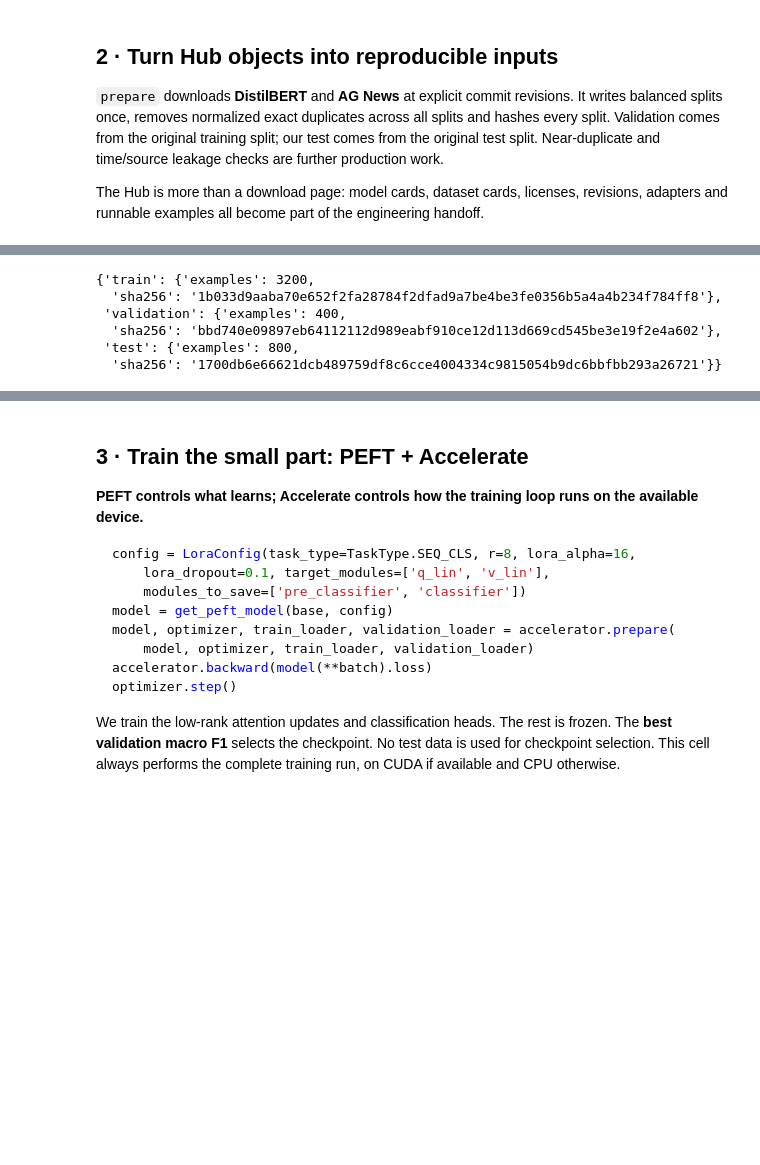
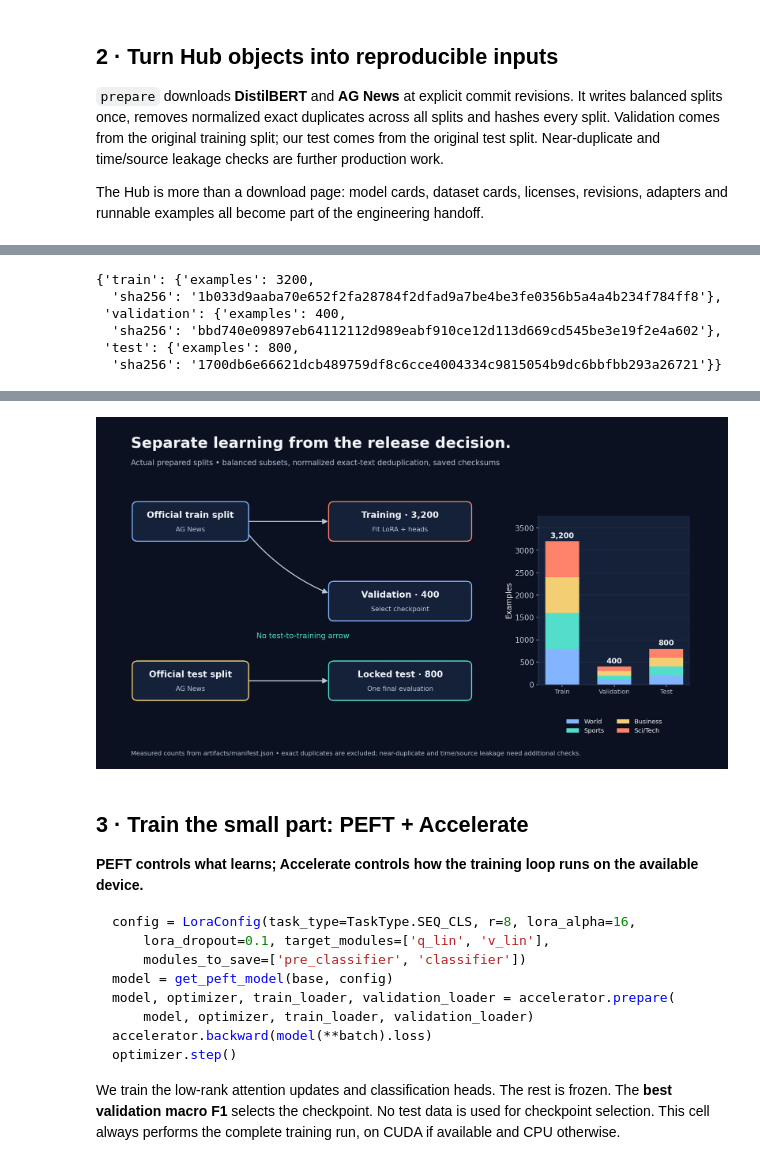
Before and after one commit to jemsbhai/bringing-the-heat, a Jupyter notebook: demo/Bringing_the_Heat_Colab_executed.ipynb, the cells around one changed output, grey strips where cells are left out. Saved outputs shown, nothing was run; the diff lists cells and outputs as text; code cells hidden in the pictures; blank space fills up the shorter version.

```diff
--- a/demo/Bringing_the_Heat_Colab_executed.ipynb
+++ b/demo/Bringing_the_Heat_Colab_executed.ipynb
@@ -152,6 +162,7 @@ display({name: {'examples': split['count'], 'sha256': split['sha256']}
          for name, split in manifest['splits'].items()})
 print('Model:', manifest['model_id'], '@', manifest['model_revision'])
 print('Dataset:', manifest['dataset_id'], '@', manifest['dataset_revision'])
+draw('splits', '02_splits')
 # %% [output]
 {
   "model_id": "distilbert/distilbert-base-uncased",
@@ -181,3 +194,4 @@ Dataset: fancyzhx/ag_news @ eb185aade064a813bc0b7f42de02595523103ca4
+[figure, added]
 # %% [markdown]
 ## 3 · Train the small part: PEFT + Accelerate
 **PEFT controls what learns; Accelerate controls how the training loop runs on the available device.**
```
Also changed, not shown: parts of 12 cells of this notebook, 38 other files.
